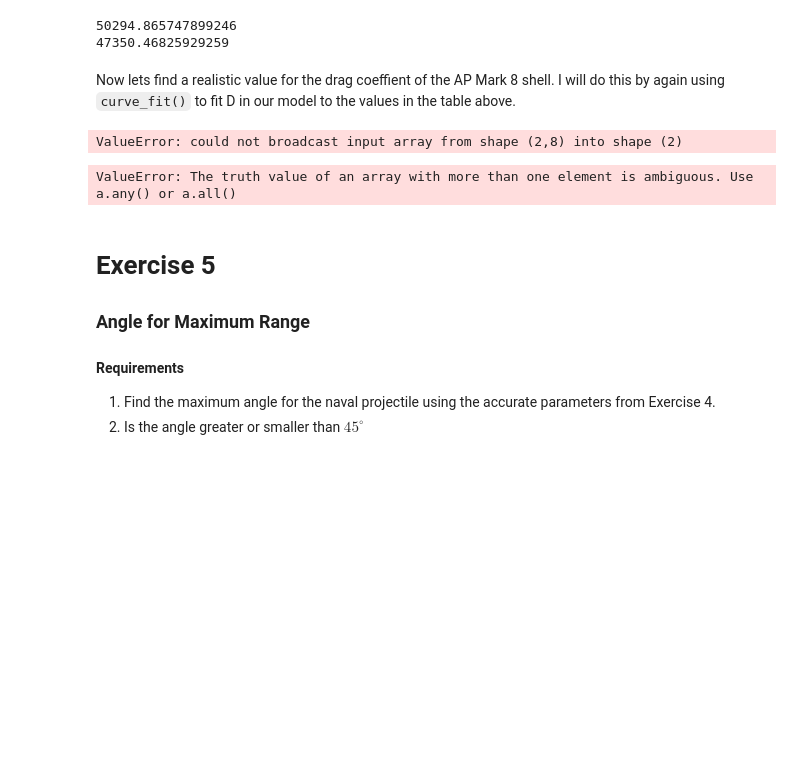
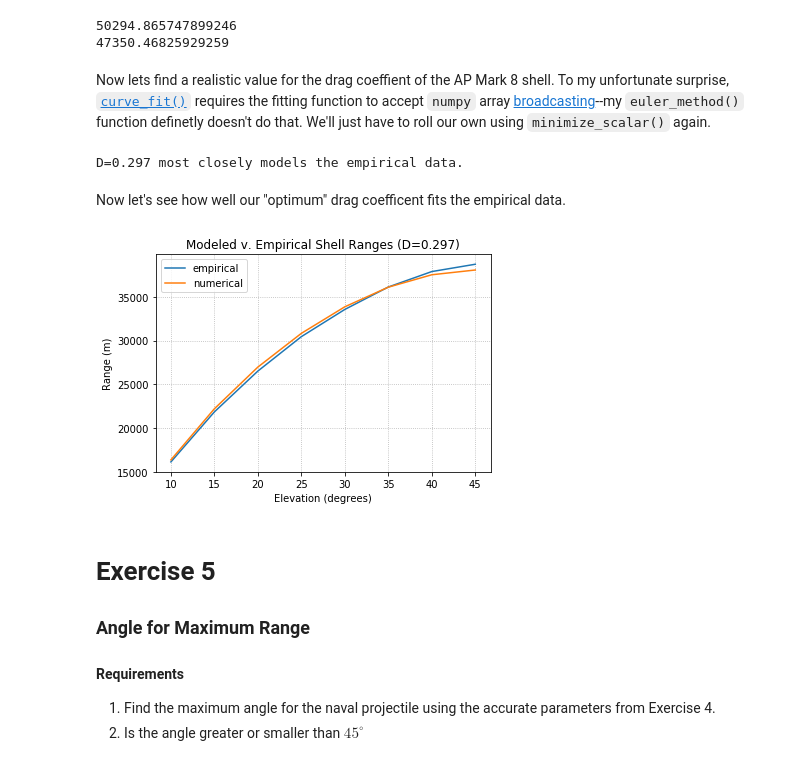
Before and after one commit to mmolter/ME273, a Jupyter notebook: Projects/Project 1/project_1_notebook.ipynb, the cells around one changed output. Saved outputs shown, nothing was run; the diff lists cells and outputs as text; code cells hidden in the pictures; blank space fills up the shorter version.

Commit message:
Optimized drag coeffient

```diff
--- a/Projects/Project 1/project_1_notebook.ipynb
+++ b/Projects/Project 1/project_1_notebook.ipynb
@@ -613,36 +622,51 @@ print(find_range(launch_vector(750, 45), area=0.1, D=0.1, density_correction=Fal
 # %% [output]
 50294.865747899246
 47350.46825929259
-# %% [markdown]
-Now lets find a realistic value for the drag coeffient of the AP Mark 8 shell. I will do this by again using `curve_fit()` to fit D in our model to the values in the table above.
+# %% [markdown]
+Now lets find a realistic value for the drag coeffient of the AP Mark 8 shell. To my unfortunate surprise, [`curve_fit()`](https://docs.scipy.org/doc/scipy/reference/generated/scipy.optimize.curve_fit.html) requires the fitting function to accept `numpy` array [broadcasting](https://docs.scipy.org/doc/numpy-1.14.0/user/basics.broadcasting.html)--my `euler_method()` function definetly doesn't do that. We'll just have to roll our own using `minimize_scalar()` again.
 # %%
+from scipy.optimize import minimize_scalar
+
+# Empirical Data
 elevations = [10, 15, 20, 25, 30, 35, 40, 45]
 ranges = [16139, 21854, 26518, 30450, 33558, 36119, 37884, 38720]
 
-def model(elv, D):
-    return find_range(launch_vector(762, elv), area=0.1297, D=D, m=1225, density_correction=True)
+def sum_of_squares(elv, rng, D):
+    ''' Return Sum of Squares (SS) given D for numerical model'''
 
-popt, pcov = curve_fit(model, elevations, ranges)
+    ss = 0
+    for e, r in zip(elv, rng):
+        num_range = find_range(launch_vector(762, e), area=0.1297, D=D, m=1225, density_correction=True)
+        ss += (num_range - r)**2
 
-print(popt)
+    return ss
+
+res = minimize(lambda D: sum_of_squares(elevations, ranges, D))
+real_D = res.x
+
+print('A drag coefficient of {:.3f} most closely models the empirical data.'.format(real_D))
 # %% [output]
-ValueError: could not broadcast input array from shape (2,8) into shape (2)
+D=0.297 most closely models the empirical data.
-# %%
-def func(x, a):
-    if x > a:
-        return 1
-    else:
-        return 0
-
-x = np.linspace(0, 10, 100)
-y = [func(i, 3) for i in x]
-
-popt, pcov = curve_fit(func, x, y)
-
-plt.plot(x, y)
-plt.show()
-# %% [output]
-ValueError: The truth value of an array with more than one element is ambiguous. Use a.any() or a.all()
+# %% [markdown]
+Now let's see how well our "optimum" drag coefficent fits the empirical data.
+# %%
+# Empirical Data
+elevations = [10, 15, 20, 25, 30, 35, 40, 45]
+real_ranges = [16139, 21854, 26518, 30450, 33558, 36119, 37884, 38720]
+num_ranges = [find_range(launch_vector(762, e), area=0.1297, D=real_D, m=1225, density_correction=True) for e in elevations]
+
+plt.plot(elevations, real_ranges, label='empirical')
+plt.plot(elevations, num_ranges, label='numerical')
+
+plt.grid(linestyle=':')
+plt.xlabel('Elevation (degrees)')
+plt.ylabel('Range (m)')
+plt.title('Modeled v. Empirical Shell Ranges (D=0.297)')
+plt.legend()
+
+plt.show()
+# %% [output]
+[figure, added]
 # %% [markdown]
 # Exercise 5
 ### Angle for Maximum Range
```
Also changed, not shown: parts of 8 cells of this notebook.
